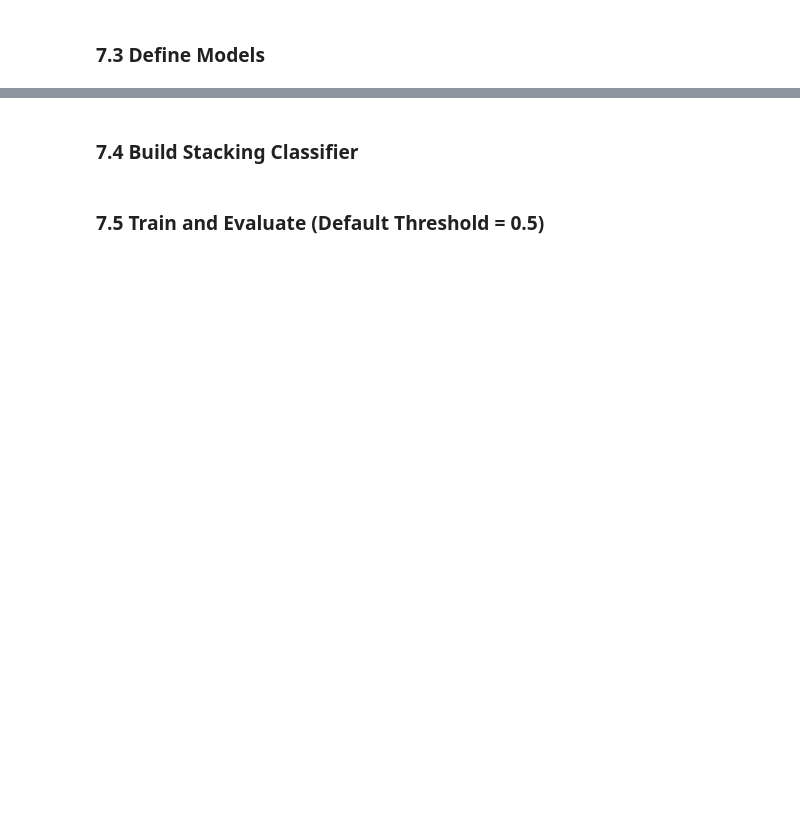
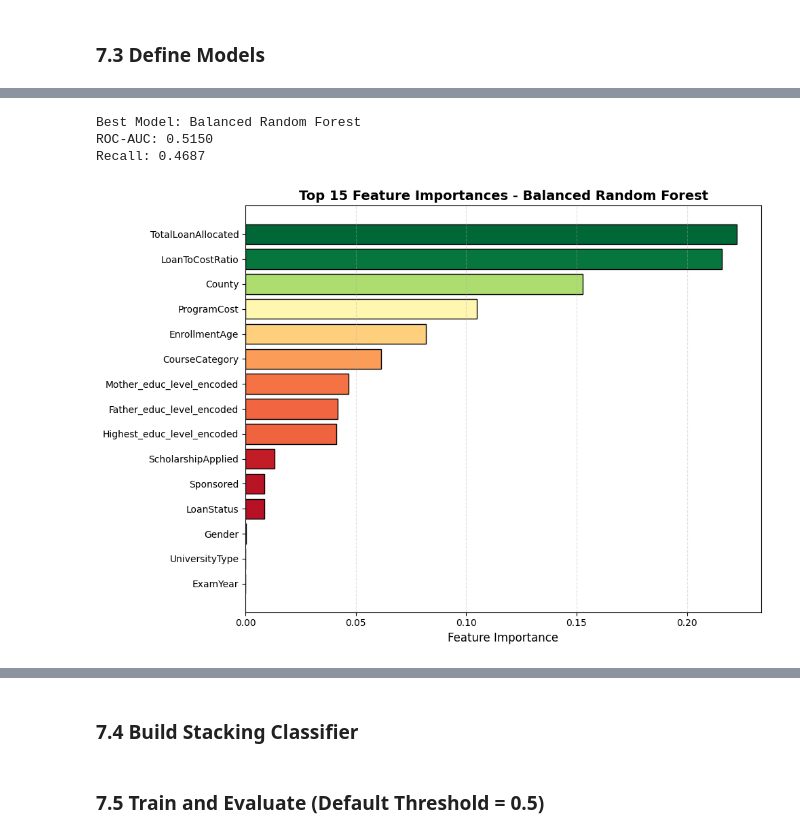
Before and after one commit to geoffreykemboi/Student_dropout_prediction_project, a Jupyter notebook: cleaned_notebook.ipynb, the cells around one changed output, grey strips where cells are left out. Cells and saved outputs as stored; diff of their text form; code cells hidden in the pictures; blank space fills up the shorter version.

```diff
--- a/cleaned_notebook.ipynb
+++ b/cleaned_notebook.ipynb
@@ -776,0 +1453,43 @@ Train: (31338, 82), Test: (7835, 82)
+# %%
+# Get the best model based on ROC-AUC
+best_model_name = comparison_df.index[0]
+best_model = results[best_model_name]['model']
+
+print(f"Best Model: {best_model_name}")
+print(f"ROC-AUC: {results[best_model_name]['ROC-AUC']:.4f}")
+print(f"Recall: {results[best_model_name]['Recall']:.4f}")
+
+# Extract feature importance if available
+if hasattr(best_model, 'feature_importances_'):
+    importances = pd.Series(
+        best_model.feature_importances_,
+        index=X.columns
+    ).sort_values(ascending=True).tail(15)
+
+    plt.figure(figsize=(10, 7))
+    colors_fi = plt.cm.RdYlGn(importances.values / importances.values.max())
+    plt.barh(importances.index, importances.values, color=colors_fi, edgecolor='black')
+    plt.xlabel('Feature Importance', fontsize=12)
+    plt.title(f'Top 15 Feature Importances - {best_model_name}', fontsize=14, fontweight='bold')
+    plt.grid(axis='x', linestyle='--', alpha=0.4)
+    plt.tight_layout()
+    plt.show()
+elif hasattr(best_model, 'coef_'):
+    # For logistic regression
+    importances = pd.Series(
+        np.abs(best_model.coef_[0]),
+        index=X.columns
+    ).sort_values(ascending=True).tail(15)
+
+    plt.figure(figsize=(10, 7))
+    plt.barh(importances.index, importances.values, color='#3498db', edgecolor='black')
+    plt.xlabel('Absolute Coefficient Magnitude', fontsize=12)
+    plt.title(f'Top 15 Feature Coefficients - {best_model_name}', fontsize=14, fontweight='bold')
+    plt.grid(axis='x', linestyle='--', alpha=0.4)
+    plt.tight_layout()
+    plt.show()
+# %% [output]
+Best Model: Balanced Random Forest
+ROC-AUC: 0.5150
+Recall: 0.4687
+[figure, added]
```
Also changed, not shown: parts of 57 cells of this notebook, 3 other files.
